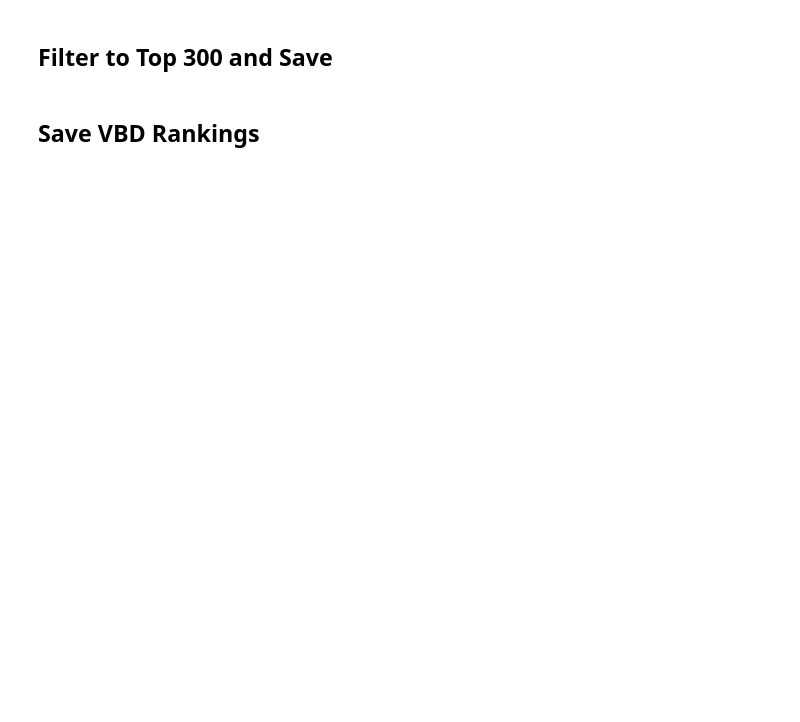
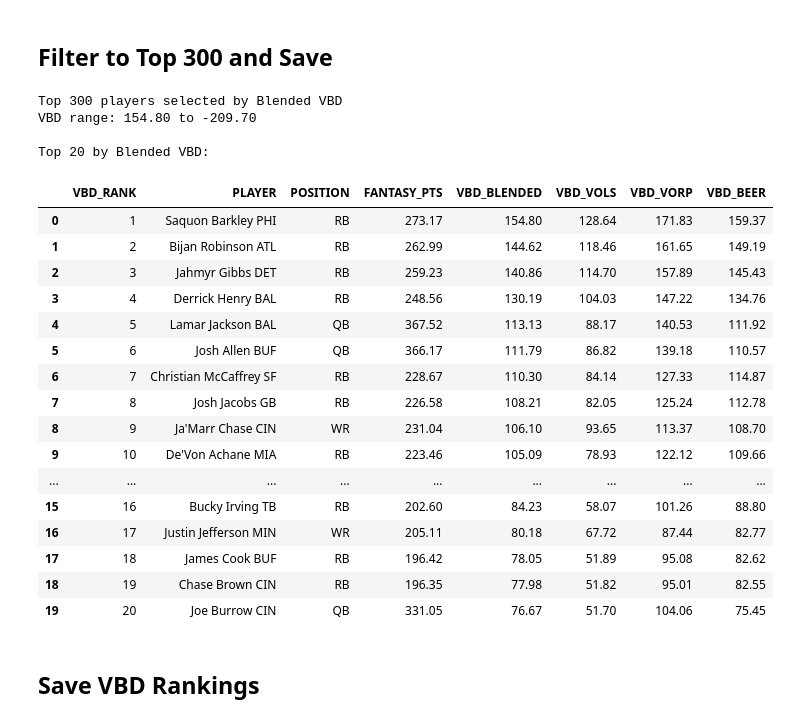
Before and after one commit to ban5104/fantasy-football, a Jupyter notebook: notebooks/02_analysis/03_vbd_calculations.ipynb, the cells around one changed output. Saved outputs shown, nothing was run; the diff lists cells and outputs as text; code cells hidden in the pictures; blank space fills up the shorter version.

```diff
--- a/notebooks/02_analysis/03_vbd_calculations.ipynb
+++ b/notebooks/02_analysis/03_vbd_calculations.ipynb
@@ -125,17 +272,39 @@ for method in ['VBD_VOLS', 'VBD_VORP', 'VBD_BEER', 'VBD_BLENDED']:
 # %%
 # Get top 300 players by blended VBD
 top_300_vbd = get_top_players_by_vbd(df_vbd, method='VBD_BLENDED', top_n=300)
 
 # Add overall VBD rank
 top_300_vbd['VBD_RANK'] = range(1, len(top_300_vbd) + 1)
 
 print(f"Top 300 players selected by Blended VBD")
 print(f"VBD range: {top_300_vbd['VBD_BLENDED'].max():.2f} to {top_300_vbd['VBD_BLENDED'].min():.2f}")
 
 # Show final rankings
-display_cols = ['VBD_RANK', 'PLAYER', 'Position', 'FANTASY_PTS', 'VBD_BLENDED', 'VBD_VOLS', 'VBD_VORP', 'VBD_BEER']
+display_cols = ['VBD_RANK', 'PLAYER', 'POSITION', 'FANTASY_PTS', 'VBD_BLENDED', 'VBD_VOLS', 'VBD_VORP', 'VBD_BEER']
 print("\nTop 20 by Blended VBD:")
 display(top_300_vbd[display_cols].head(20))
+# %% [output]
+Top 300 players selected by Blended VBD
+VBD range: 154.80 to -209.70
+
+Top 20 by Blended VBD:
+|  | VBD_RANK | PLAYER | POSITION | FANTASY_PTS | VBD_BLENDED | VBD_VOLS | VBD_VORP | VBD_BEER |
+| 0 | 1 | Saquon Barkley PHI | RB | 273.17 | 154.80 | 128.64 | 171.83 | 159.37 |
+| 1 | 2 | Bijan Robinson ATL | RB | 262.99 | 144.62 | 118.46 | 161.65 | 149.19 |
+| 2 | 3 | Jahmyr Gibbs DET | RB | 259.23 | 140.86 | 114.70 | 157.89 | 145.43 |
+| 3 | 4 | Derrick Henry BAL | RB | 248.56 | 130.19 | 104.03 | 147.22 | 134.76 |
+| 4 | 5 | Lamar Jackson BAL | QB | 367.52 | 113.13 | 88.17 | 140.53 | 111.92 |
+| 5 | 6 | Josh Allen BUF | QB | 366.17 | 111.79 | 86.82 | 139.18 | 110.57 |
+| 6 | 7 | Christian McCaffrey SF | RB | 228.67 | 110.30 | 84.14 | 127.33 | 114.87 |
+| 7 | 8 | Josh Jacobs GB | RB | 226.58 | 108.21 | 82.05 | 125.24 | 112.78 |
+| 8 | 9 | Ja'Marr Chase CIN | WR | 231.04 | 106.10 | 93.65 | 113.37 | 108.70 |
+| 9 | 10 | De'Von Achane MIA | RB | 223.46 | 105.09 | 78.93 | 122.12 | 109.66 |
+| ... | ... | ... | ... | ... | ... | ... | ... | ... |
+| 15 | 16 | Bucky Irving TB | RB | 202.60 | 84.23 | 58.07 | 101.26 | 88.80 |
+| 16 | 17 | Justin Jefferson MIN | WR | 205.11 | 80.18 | 67.72 | 87.44 | 82.77 |
+| 17 | 18 | James Cook BUF | RB | 196.42 | 78.05 | 51.89 | 95.08 | 82.62 |
+| 18 | 19 | Chase Brown CIN | RB | 196.35 | 77.98 | 51.82 | 95.01 | 82.55 |
+| 19 | 20 | Joe Burrow CIN | QB | 331.05 | 76.67 | 51.70 | 104.06 | 75.45 |
 # %% [markdown]
 ## Save VBD Rankings
 # %%
```
Also changed, not shown: parts of 7 cells of this notebook, 33 other files.
